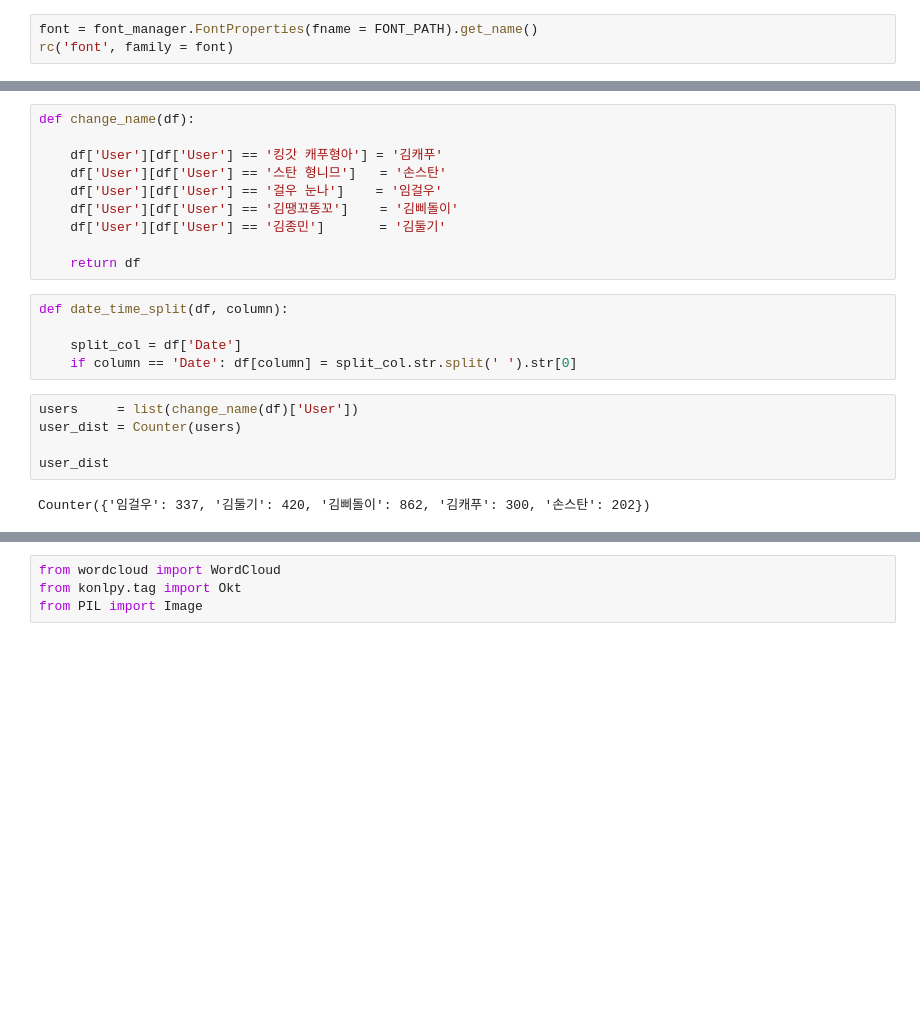
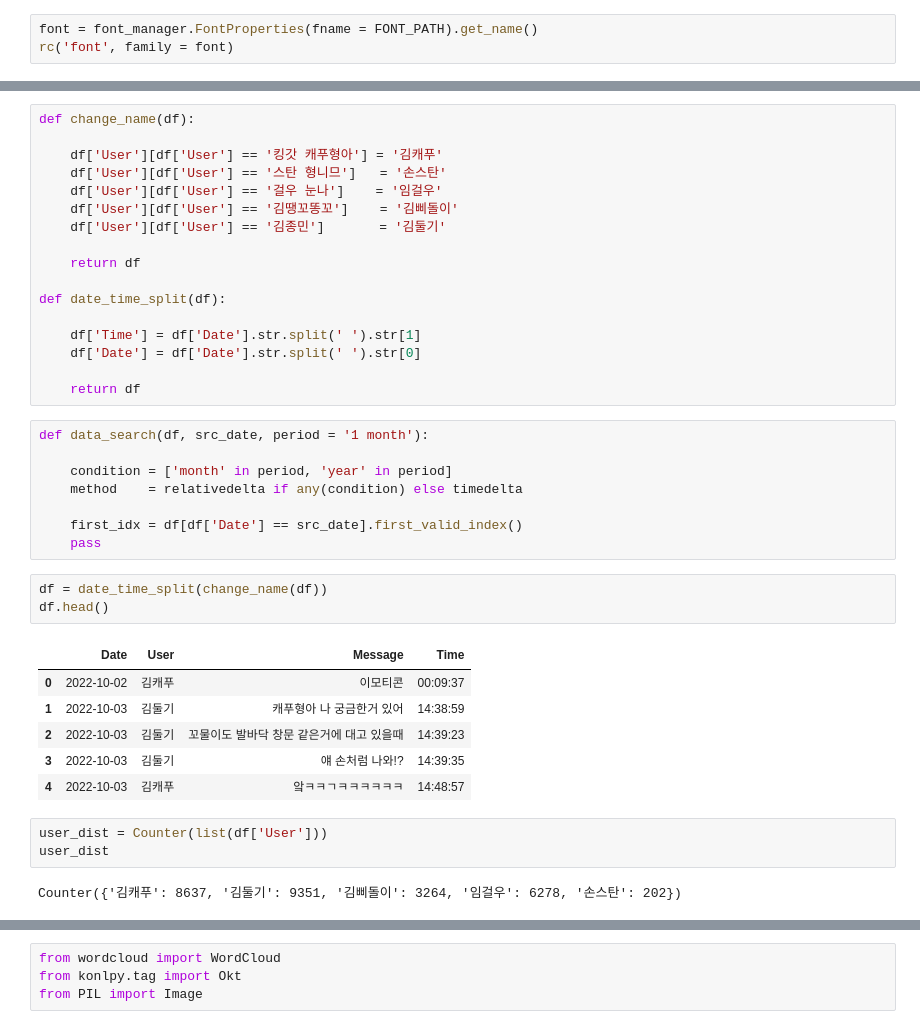
Before and after one commit to EvoDmiK/TIL, a Jupyter notebook: doodle/ipynb/dongbang 3 baksa.ipynb, the cells around one changed output, grey strips where cells are left out. Cells and saved outputs as stored; diff of their text form; blank space fills up the shorter version.

```diff
--- a/doodle/ipynb/dongbang 3 baksa.ipynb
+++ b/doodle/ipynb/dongbang 3 baksa.ipynb
@@ -34,18 +34,36 @@ def change_name(df):
     df['User'][df['User'] == '김종민']       = '김둘기'
 
     return df
+
+def date_time_split(df):
+
+    df['Time'] = df['Date'].str.split(' ').str[1]
+    df['Date'] = df['Date'].str.split(' ').str[0]
+
+    return df
 # %%
-def date_time_split(df, column):
+def data_search(df, src_date, period = '1 month'):
 
-    split_col = df['Date']
-    if column == 'Date': df[column] = split_col.str.split(' ').str[0]
+    condition = ['month' in period, 'year' in period]
+    method    = relativedelta if any(condition) else timedelta
+
+    first_idx = df[df['Date'] == src_date].first_valid_index()
+    pass
+# %%
+df = date_time_split(change_name(df))
+df.head()
+# %% [output]
+|  | Date | User | Message | Time |
+| 0 | 2022-10-02 | 김캐푸 | 이모티콘 | 00:09:37 |
+| 1 | 2022-10-03 | 김둘기 | 캐푸형아 나 궁금한거 있어 | 14:38:59 |
+| 2 | 2022-10-03 | 김둘기 | 꼬물이도 발바닥 창문 같은거에 대고 있을때 | 14:39:23 |
+| 3 | 2022-10-03 | 김둘기 | 얘 손처럼 나와!? | 14:39:35 |
+| 4 | 2022-10-03 | 김캐푸 | 앜ㅋㅋㄱㅋㅋㅋㅋㅋㅋ | 14:48:57 |
 # %%
-users     = list(change_name(df)['User'])
-user_dist = Counter(users)
-
+user_dist = Counter(list(df['User']))
 user_dist
 # %% [output]
-Counter({'임걸우': 337, '김둘기': 420, '김삐돌이': 862, '김캐푸': 300, '손스탄': 202})
+Counter({'김캐푸': 8637, '김둘기': 9351, '김삐돌이': 3264, '임걸우': 6278, '손스탄': 202})
 # %%
 plt.bar(user_dist.keys(), user_dist.values())
 for k, v in user_dist.items():
```
Also changed, not shown: parts of 9 cells of this notebook, 2 other files.
